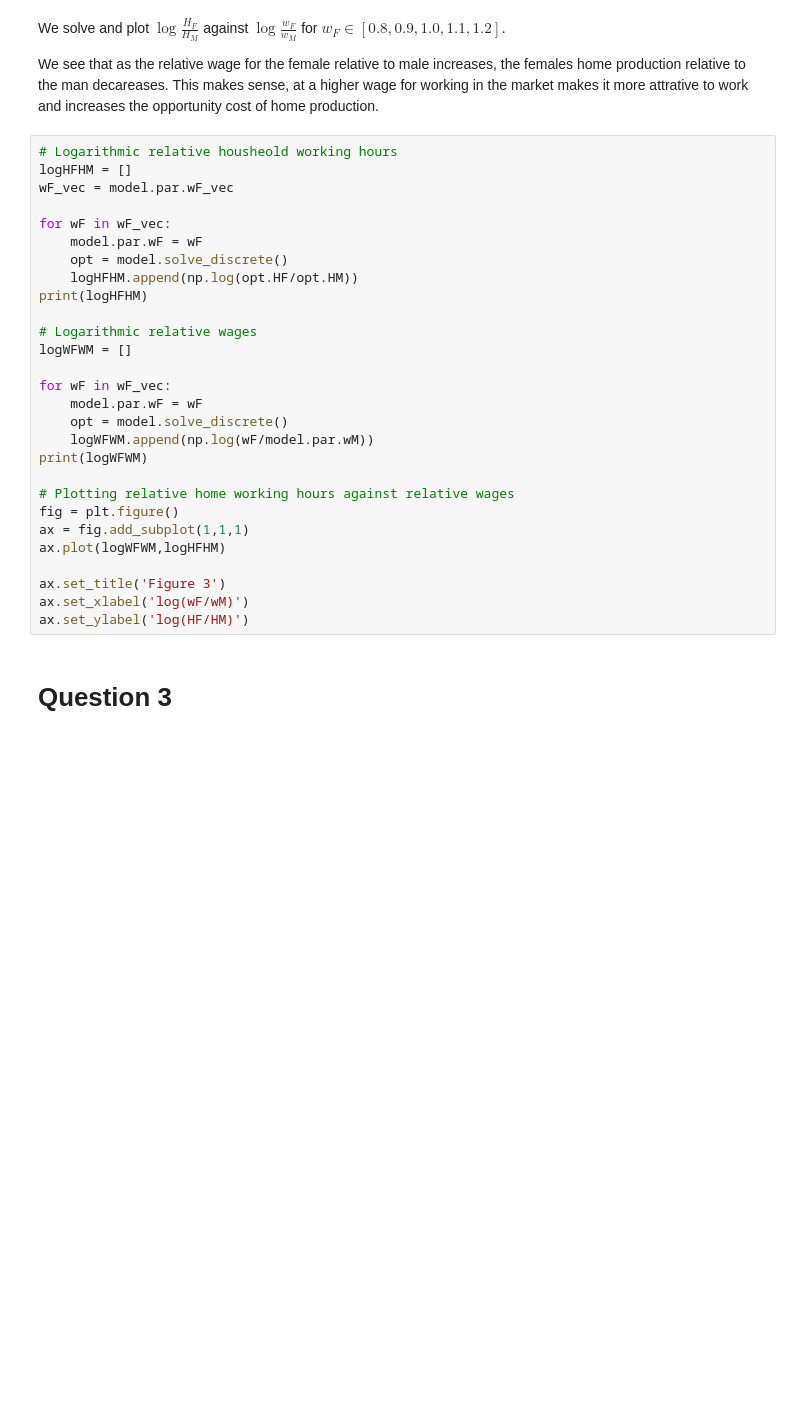
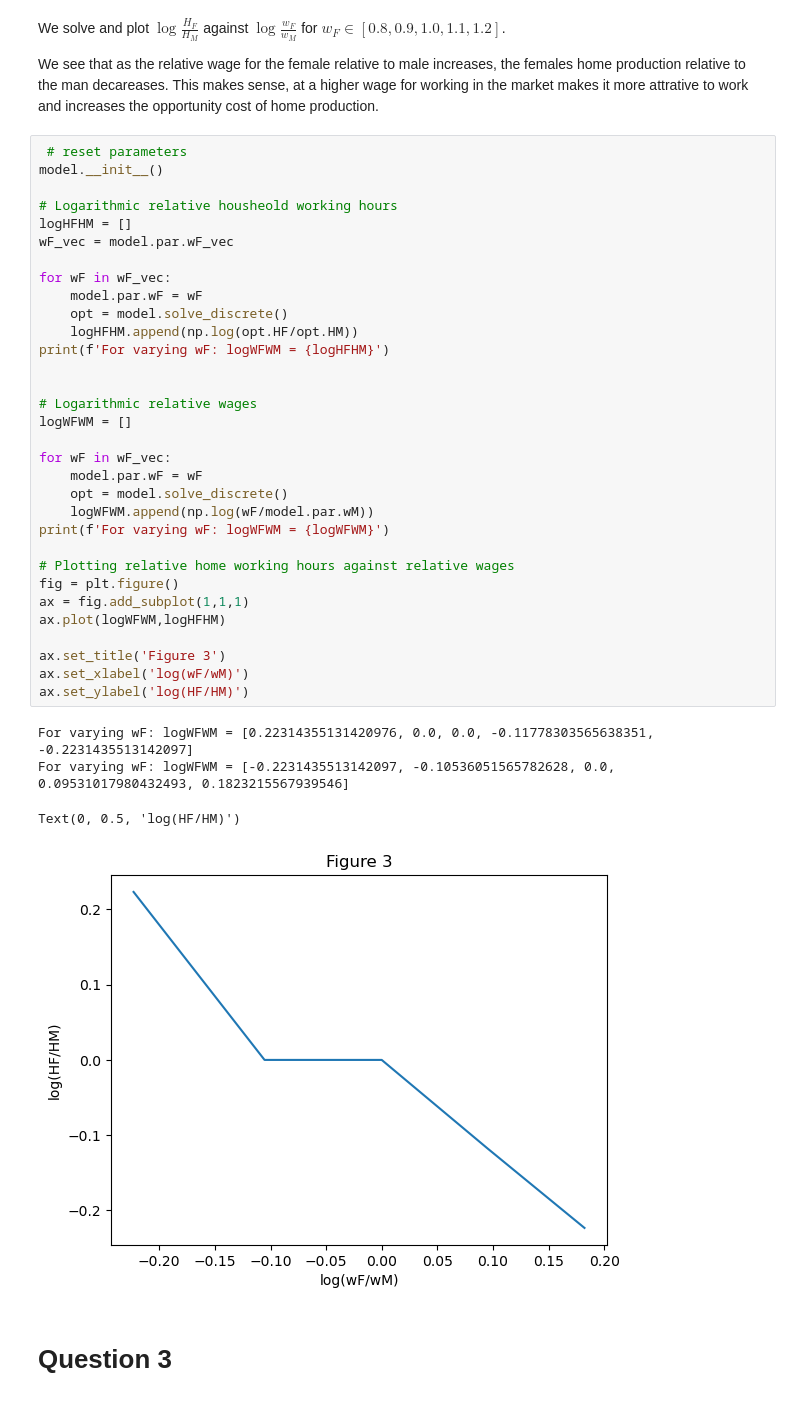
Before and after one commit to tkm454/illum_rep, a Jupyter notebook: inauguralproject.ipynb, the cells around one changed output. Cells and saved outputs as stored; diff of their text form; blank space fills up the shorter version.

```diff
--- a/inauguralproject.ipynb
+++ b/inauguralproject.ipynb
@@ -133,33 +129,42 @@ We solve and plot $\log \frac{H_F}{H_M}$ against $\log \frac{w_F}{w_M}$ for $w_F
 
 We see that as the relative wage for the female relative to male increases, the females home production relative to the man decareases. This makes sense, at a higher wage for working in the market makes it more attrative to work and increases the opportunity cost of home production.
 # %%
+ # reset parameters
+model.__init__()
+
 # Logarithmic relative housheold working hours
 logHFHM = []
 wF_vec = model.par.wF_vec
 
 for wF in wF_vec:
     model.par.wF = wF
     opt = model.solve_discrete()
     logHFHM.append(np.log(opt.HF/opt.HM))
-print(logHFHM)
+print(f'For varying wF: logWFWM = {logHFHM}')
+
 
 # Logarithmic relative wages
 logWFWM = []
 
 for wF in wF_vec:
     model.par.wF = wF
     opt = model.solve_discrete()
     logWFWM.append(np.log(wF/model.par.wM))
-print(logWFWM)
+print(f'For varying wF: logWFWM = {logWFWM}')
 
 # Plotting relative home working hours against relative wages
 fig = plt.figure()
 ax = fig.add_subplot(1,1,1)
 ax.plot(logWFWM,logHFHM)
 
 ax.set_title('Figure 3')
 ax.set_xlabel('log(wF/wM)')
 ax.set_ylabel('log(HF/HM)')
+# %% [output]
+For varying wF: logWFWM = [0.22314355131420976, 0.0, 0.0, -0.11778303565638351, -0.2231435513142097]
+For varying wF: logWFWM = [-0.2231435513142097, -0.10536051565782628, 0.0, 0.09531017980432493, 0.1823215567939546]
+Text(0, 0.5, 'log(HF/HM)')
+[figure, added]
 # %% [markdown]
 # Question 3
 # %% [markdown]
```
Also changed, not shown: parts of 19 cells of this notebook, 1 other file.
